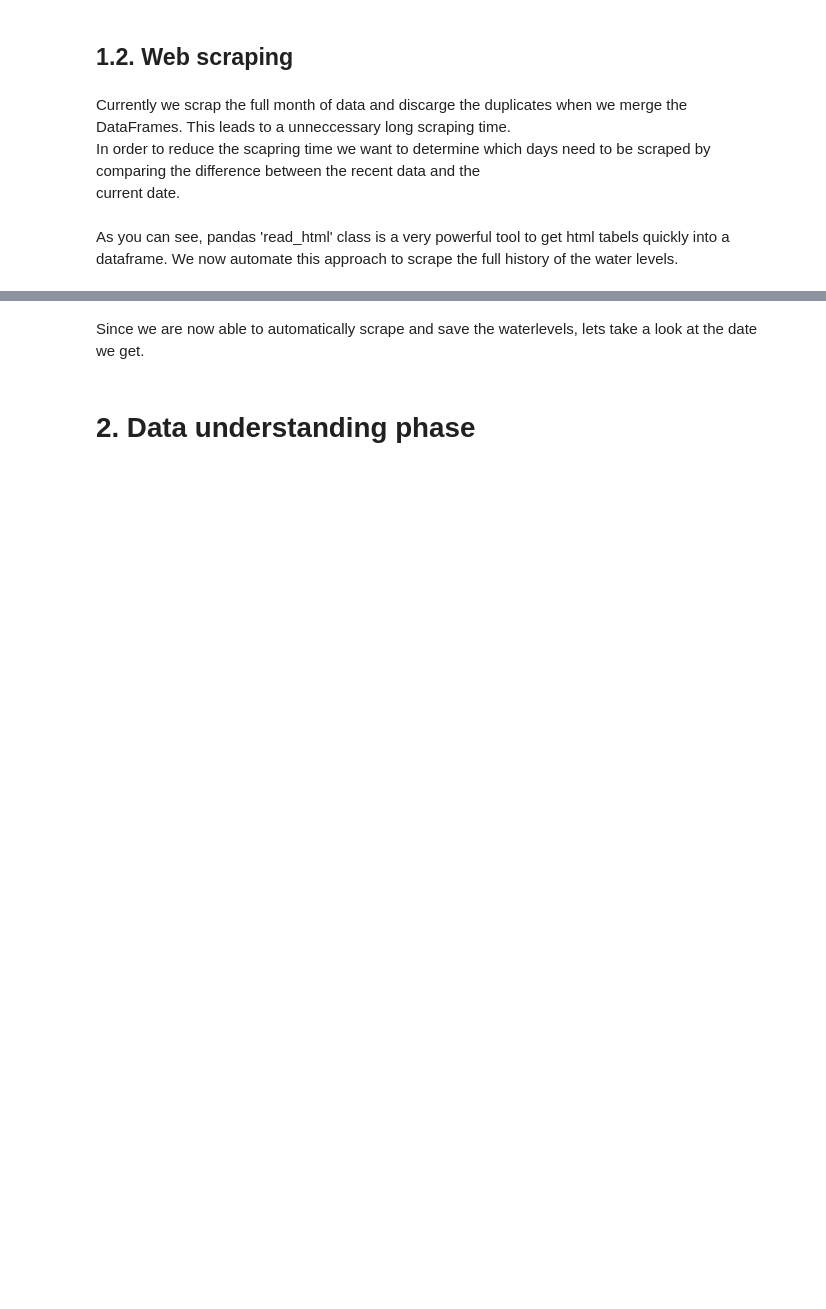
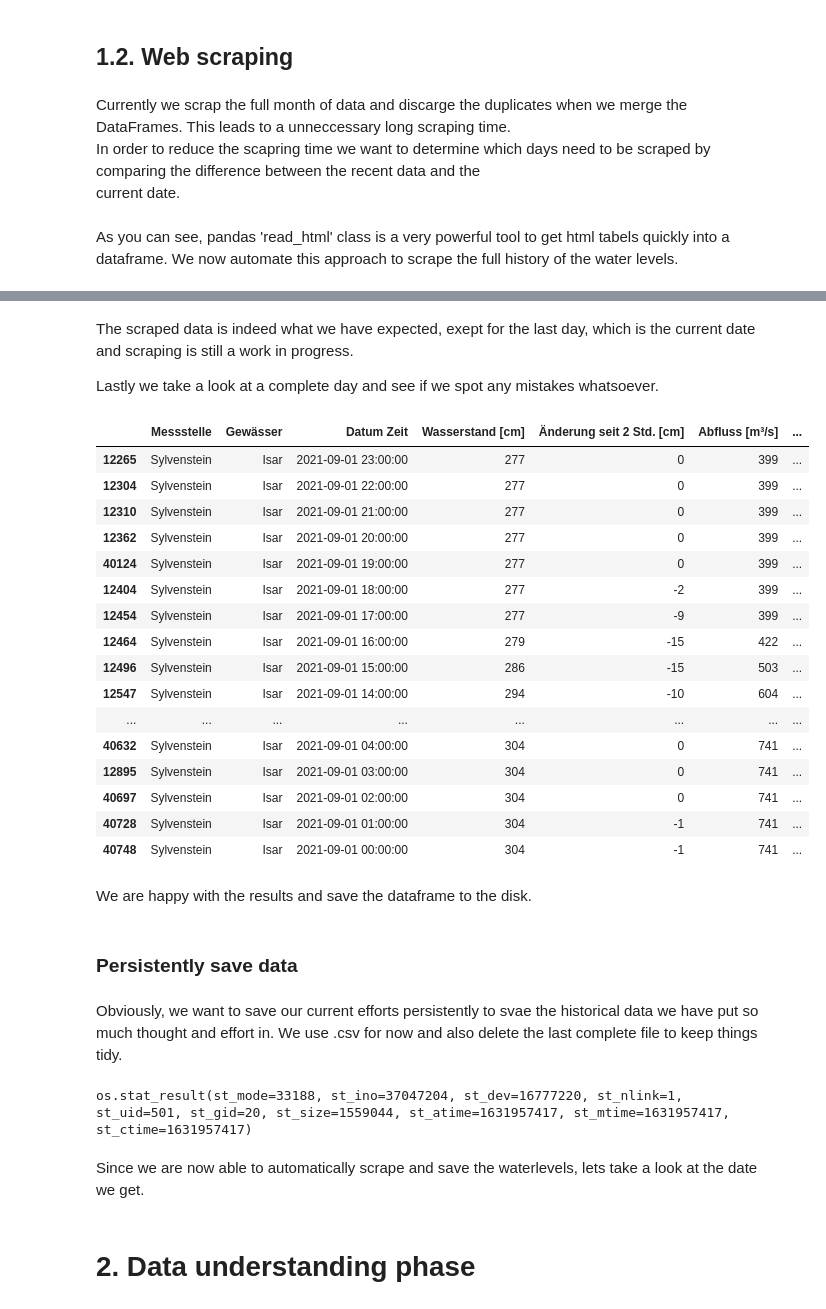
Before and after one commit to sonnyplankton/IsarWaterLevels, a Jupyter notebook: Isar Pegelstände Scraping.ipynb, the cells around one changed output, grey strips where cells are left out. Drawn from its saved outputs; the diff is of its cells as text; code cells hidden in the pictures; blank space fills up the shorter version.

```diff
--- a/Isar Pegelstände Scraping.ipynb
+++ b/Isar Pegelstände Scraping.ipynb
@@ -159,0 +179,31 @@ if concatenating == True:
+# %% [markdown]
+The scraped data is indeed what we have expected, exept for the last day, which is the current date and scraping is still a work in progress.
+
+Lastly we take a look at a complete day and see if we spot any mistakes whatsoever.
+# %%
+waterlevel_sylvenstein[(waterlevel_sylvenstein['Datum Zeit'] >= '2021-09-01 00:00') &
+                       (waterlevel_sylvenstein['Datum Zeit'] < '2021-09-02 00:00')]
+# %% [output]
+|  | Messstelle | Gewässer | Datum Zeit | Wasser­stand [cm] | Änderung seit 2 Std. [cm] | Abfluss [m³/s] | ... |
+| 12265 | Sylvenstein | Isar | 2021-09-01 23:00:00 | 277 | 0 | 399 | ... |
+| 12304 | Sylvenstein | Isar | 2021-09-01 22:00:00 | 277 | 0 | 399 | ... |
+| 12310 | Sylvenstein | Isar | 2021-09-01 21:00:00 | 277 | 0 | 399 | ... |
+| 12362 | Sylvenstein | Isar | 2021-09-01 20:00:00 | 277 | 0 | 399 | ... |
+| 40124 | Sylvenstein | Isar | 2021-09-01 19:00:00 | 277 | 0 | 399 | ... |
+| 12404 | Sylvenstein | Isar | 2021-09-01 18:00:00 | 277 | -2 | 399 | ... |
+| 12454 | Sylvenstein | Isar | 2021-09-01 17:00:00 | 277 | -9 | 399 | ... |
+| 12464 | Sylvenstein | Isar | 2021-09-01 16:00:00 | 279 | -15 | 422 | ... |
+| 12496 | Sylvenstein | Isar | 2021-09-01 15:00:00 | 286 | -15 | 503 | ... |
+| 12547 | Sylvenstein | Isar | 2021-09-01 14:00:00 | 294 | -10 | 604 | ... |
+| ... | ... | ... | ... | ... | ... | ... | ... |
+| 40632 | Sylvenstein | Isar | 2021-09-01 04:00:00 | 304 | 0 | 741 | ... |
+| 12895 | Sylvenstein | Isar | 2021-09-01 03:00:00 | 304 | 0 | 741 | ... |
+| 40697 | Sylvenstein | Isar | 2021-09-01 02:00:00 | 304 | 0 | 741 | ... |
+| 40728 | Sylvenstein | Isar | 2021-09-01 01:00:00 | 304 | -1 | 741 | ... |
+| 40748 | Sylvenstein | Isar | 2021-09-01 00:00:00 | 304 | -1 | 741 | ... |
+# %% [markdown]
+We are happy with the results and save the dataframe to the disk.
+# %% [markdown]
+### Persistently save data
+# %% [markdown]
+Obviously, we want to save our current efforts persistently to svae the historical data we have put so much thought and effort in. We use .csv for now and also delete the last complete file to keep things tidy.
@@ -160,3 +221,7 @@ if concatenating == True:
+# %%
+os.stat(save_string2 + '.csv')
+# %% [output]
+os.stat_result(st_mode=33188, st_ino=37047204, st_dev=16777220, st_nlink=1, st_uid=501, st_gid=20, st_size=1559044, st_atime=1631957417, st_mtime=1631957417, st_ctime=1631957417)
 # %%
 #deleting scraped data
 if deleting_scraped_files == True:
```
Also changed, not shown: parts of 12 cells of this notebook.
